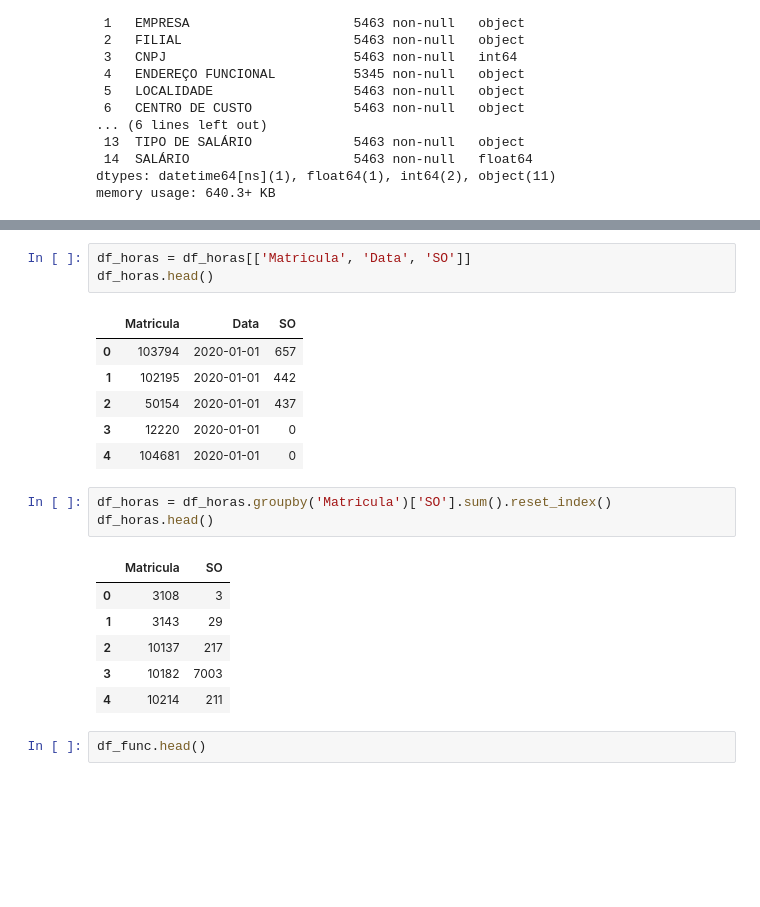
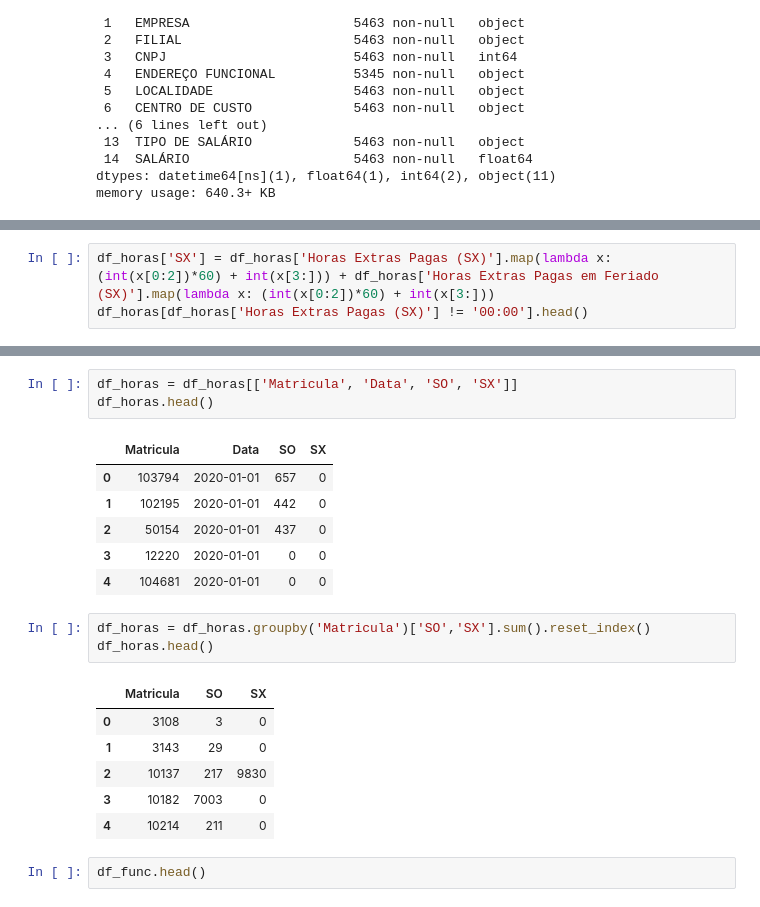
Before and after one commit to GDods/HachathonFiap, a Jupyter notebook: AnaliseSO.ipynb, the cells around one changed output, grey strips where cells are left out. Saved outputs shown, nothing was run; the diff lists cells and outputs as text; blank space fills up the shorter version.

```diff
--- a/AnaliseSO.ipynb
+++ b/AnaliseSO.ipynb
@@ -60,3 +60,6 @@ df_horas[df_horas['Horas Extras Pagas (SO)'] != '00:00'].head()
 | 204 | 229387 | 2020-01-01 | 00:14 | 00:00 | 00:00 | ... |
 | 231 | 230661 | 2020-01-01 | 01:00 | 00:00 | 00:00 | ... |
 | 236 | 230813 | 2020-01-01 | 00:14 | 00:00 | 00:00 | ... |
+# %%
+df_horas['SX'] = df_horas['Horas Extras Pagas (SX)'].map(lambda x: (int(x[0:2])*60) + int(x[3:])) + df_horas['Horas Extras Pagas em Feriado (SX)'].map(lambda x: (int(x[0:2])*60) + int(x[3:]))
+df_horas[df_horas['Horas Extras Pagas (SX)'] != '00:00'].head()
@@ -63,23 +73,23 @@ df_horas[df_horas['Horas Extras Pagas (SO)'] != '00:00'].head()
 # %%
-df_horas = df_horas[['Matricula', 'Data', 'SO']]
+df_horas = df_horas[['Matricula', 'Data', 'SO', 'SX']]
 df_horas.head()
 # %% [output]
-|  | Matricula | Data | SO |
-| 0 | 103794 | 2020-01-01 | 657 |
-| 1 | 102195 | 2020-01-01 | 442 |
-| 2 | 50154 | 2020-01-01 | 437 |
-| 3 | 12220 | 2020-01-01 | 0 |
-| 4 | 104681 | 2020-01-01 | 0 |
+|  | Matricula | Data | SO | SX |
+| 0 | 103794 | 2020-01-01 | 657 | 0 |
+| 1 | 102195 | 2020-01-01 | 442 | 0 |
+| 2 | 50154 | 2020-01-01 | 437 | 0 |
+| 3 | 12220 | 2020-01-01 | 0 | 0 |
+| 4 | 104681 | 2020-01-01 | 0 | 0 |
 # %%
-df_horas = df_horas.groupby('Matricula')['SO'].sum().reset_index()
+df_horas = df_horas.groupby('Matricula')['SO','SX'].sum().reset_index()
 df_horas.head()
 # %% [output]
-|  | Matricula | SO |
-| 0 | 3108 | 3 |
-| 1 | 3143 | 29 |
-| 2 | 10137 | 217 |
-| 3 | 10182 | 7003 |
-| 4 | 10214 | 211 |
+|  | Matricula | SO | SX |
+| 0 | 3108 | 3 | 0 |
+| 1 | 3143 | 29 | 0 |
+| 2 | 10137 | 217 | 9830 |
+| 3 | 10182 | 7003 | 0 |
+| 4 | 10214 | 211 | 0 |
 # %%
 df_func.head()
 # %% [output]
```
Also changed, not shown: parts of 6 cells of this notebook, 10 other files.
